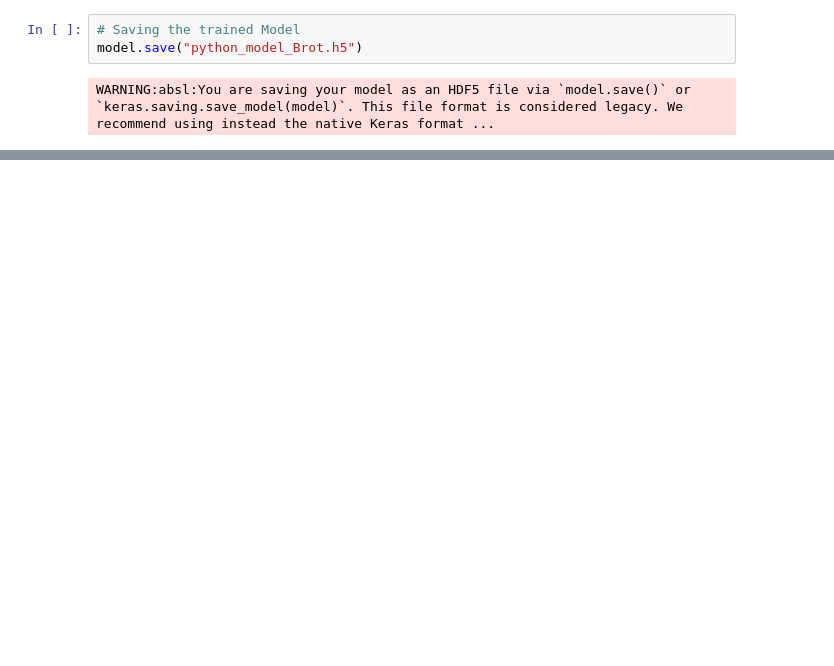
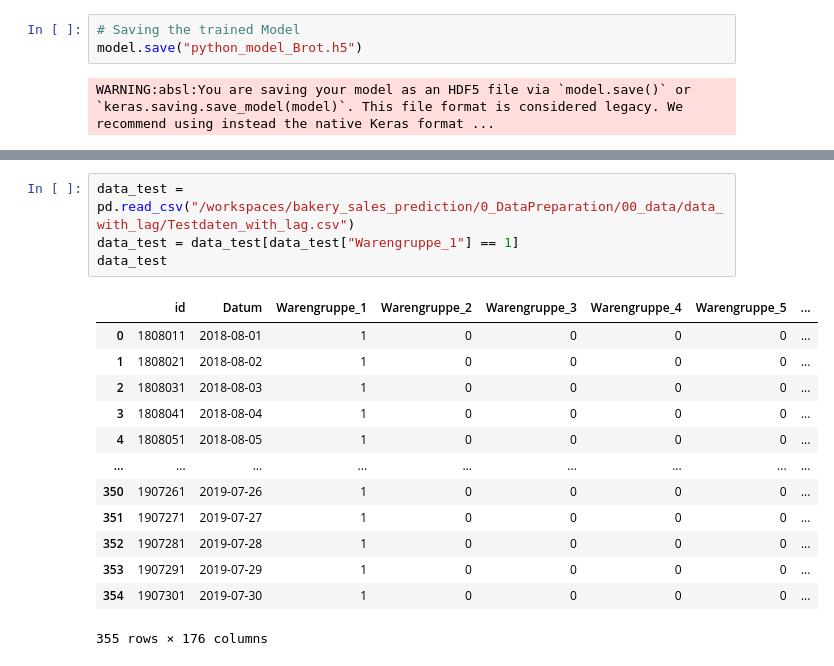
Before and after one commit to jul-mar/bakery_sales_prediction, a Jupyter notebook: 3_Model/02_Franz/V3_lag/Brot_Optimierung_NN_V3.ipynb, the cells around one changed output, grey strips where cells are left out. Cells and saved outputs as stored; diff of their text form; blank space fills up the shorter version.

```diff
--- a/3_Model/02_Franz/V3_lag/Brot_Optimierung_NN_V3.ipynb
+++ b/3_Model/02_Franz/V3_lag/Brot_Optimierung_NN_V3.ipynb
@@ -179,0 +215,18 @@ plt.show()
+# %%
+data_test = pd.read_csv("/workspaces/bakery_sales_prediction/0_DataPreparation/00_data/data_with_lag/Testdaten_with_lag.csv")
+data_test = data_test[data_test["Warengruppe_1"] == 1]
+data_test
+# %% [output]
+|  | id | Datum | Warengruppe_1 | Warengruppe_2 | Warengruppe_3 | Warengruppe_4 | Warengruppe_5 | ... |
+| 0 | 1808011 | 2018-08-01 | 1 | 0 | 0 | 0 | 0 | ... |
+| 1 | 1808021 | 2018-08-02 | 1 | 0 | 0 | 0 | 0 | ... |
+| 2 | 1808031 | 2018-08-03 | 1 | 0 | 0 | 0 | 0 | ... |
+| 3 | 1808041 | 2018-08-04 | 1 | 0 | 0 | 0 | 0 | ... |
+| 4 | 1808051 | 2018-08-05 | 1 | 0 | 0 | 0 | 0 | ... |
+| ... | ... | ... | ... | ... | ... | ... | ... | ... |
+| 350 | 1907261 | 2019-07-26 | 1 | 0 | 0 | 0 | 0 | ... |
+| 351 | 1907271 | 2019-07-27 | 1 | 0 | 0 | 0 | 0 | ... |
+| 352 | 1907281 | 2019-07-28 | 1 | 0 | 0 | 0 | 0 | ... |
+| 353 | 1907291 | 2019-07-29 | 1 | 0 | 0 | 0 | 0 | ... |
+| 354 | 1907301 | 2019-07-30 | 1 | 0 | 0 | 0 | 0 | ... |
+355 rows × 176 columns
```
Also changed, not shown: parts of 8 cells of this notebook, 7 other files.
